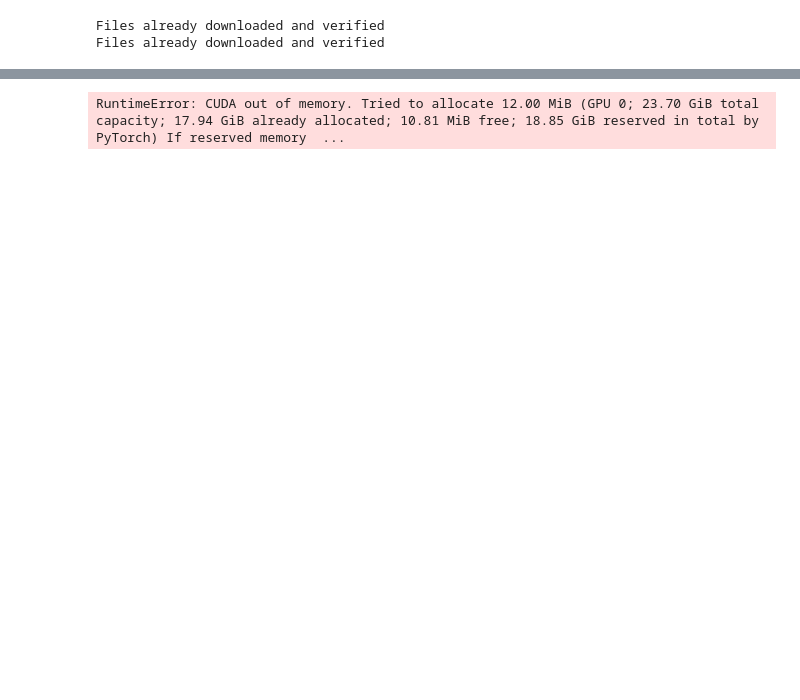
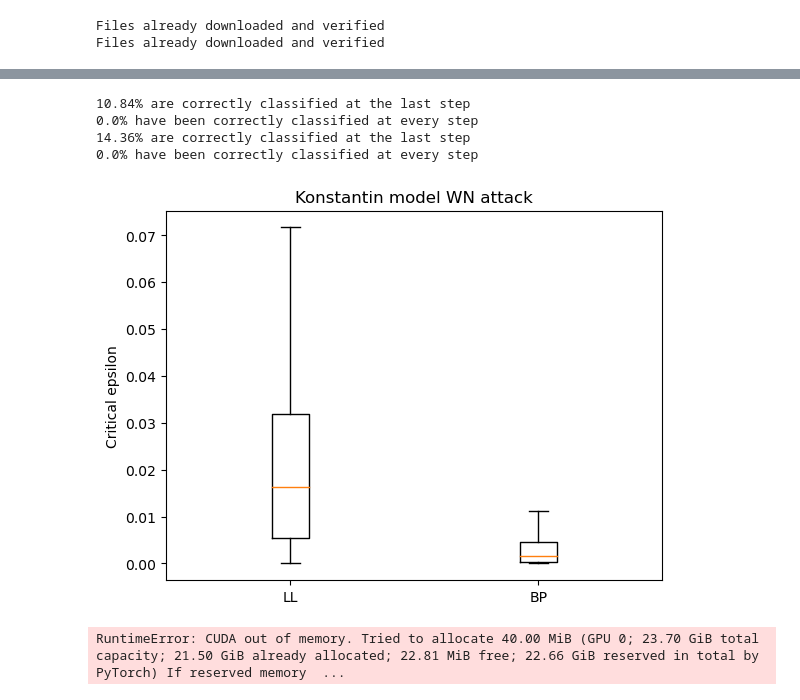
Before and after one commit to holzhauk/LocalLearning, a Jupyter notebook: notebooks/Attacks and boxplots .ipynb, the cells around one changed output, grey strips where cells are left out. Cells and saved outputs as stored; diff of their text form; code cells hidden in the pictures; blank space fills up the shorter version.

```diff
--- a/notebooks/Attacks and boxplots .ipynb
+++ b/notebooks/Attacks and boxplots .ipynb
@@ -166,7 +189,7 @@ def crit_eps_pgd(criterium, model, print_accuracy):
     freq_correct = 0
     total = 0
 
-    num_steps = 100
+    num_steps = 5000
     loss_fn = ce_loss
     step_size = 0.0005
     b_norm = 0.05
@@ -205,6 +228,7 @@ def crit_eps_pgd(criterium, model, print_accuracy):
 
     if print_accuracy == True:
         print(f"{correct[-1]*100:.2f}% is still correctly classified")
+        print(f"{100*np.sum(crit_eps_per_image == epslist[-1])/siz}% have been correctly classified at every step")
 
     # consider adding an if-statement for continuing to attck if the accuracy is to high
     # must be the same for both ll and bp model in order to compare
@@ -213,13 +286,14 @@ def crit_eps_pgd(criterium, model, print_accuracy):
 # %%
 def critical_epsilon(criterium, model, attack, print_accuracy = False):
+
     if attack == "PGD":
         crit_eps = crit_eps_pgd(criterium, model, print_accuracy)
 
     elif attack == "FGSM":
-        pass
+        crit_eps = crit_eps_fgsm(criterium, model, print_accuracy)
 
     elif attack == "WN":
-        pass
+        crit_eps = crit_eps_wn(criterium, model, print_accuracy)
 
     else:
         raise ValueError("Not a valid attack")
@@ -242,6 +314,18 @@ RuntimeError: CUDA out of memory. Tried to allocate 24.00 MiB (GPU 0; 23.70 GiB
+# %%
+print_accuracy = True
+# %%
+criteps_bp = critical_epsilon("correct", bp_modelK, "WN", print_accuracy=print_accuracy)
+criteps_ll = critical_epsilon("correct", ll_modelK, "WN", print_accuracy=print_accuracy)
+boxplot(criteps_ll, criteps_bp, "WN")
+# %% [output]
+10.84% are correctly classified at the last step
+0.0% have been correctly classified at every step
+14.36% are correctly classified at the last step
+0.0% have been correctly classified at every step
+[figure, added]
 # %%
-criteps_bp = critical_epsilon("correct", bp_modelK, "PGD", print_accuracy=True)
-criteps_ll = critical_epsilon("correct", ll_modelK, "PGD", print_accuracy=True)
+criteps_bp = critical_epsilon("correct", bp_modelK, "PGD", print_accuracy=print_accuracy)
+criteps_ll = critical_epsilon("correct", ll_modelK, "PGD", print_accuracy=print_accuracy)
 boxplot(criteps_ll, criteps_bp, "PGD")
 # %% [output]
-RuntimeError: CUDA out of memory. Tried to allocate 12.00 MiB (GPU 0; 23.70 GiB total capacity; 17.94 GiB already allocated; 10.81 MiB free; 18.85 GiB reserved in total by PyTorch) If reserved memory  ...
+RuntimeError: CUDA out of memory. Tried to allocate 40.00 MiB (GPU 0; 23.70 GiB total capacity; 21.50 GiB already allocated; 22.81 MiB free; 22.66 GiB reserved in total by PyTorch) If reserved memory  ...
```
Also changed, not shown: parts of 6 cells of this notebook.
